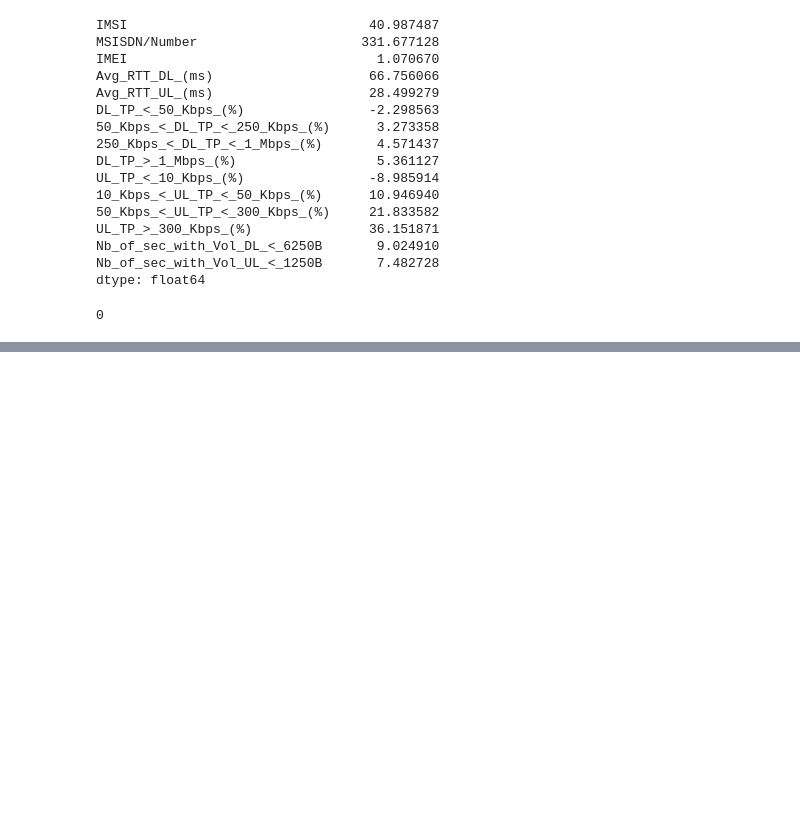
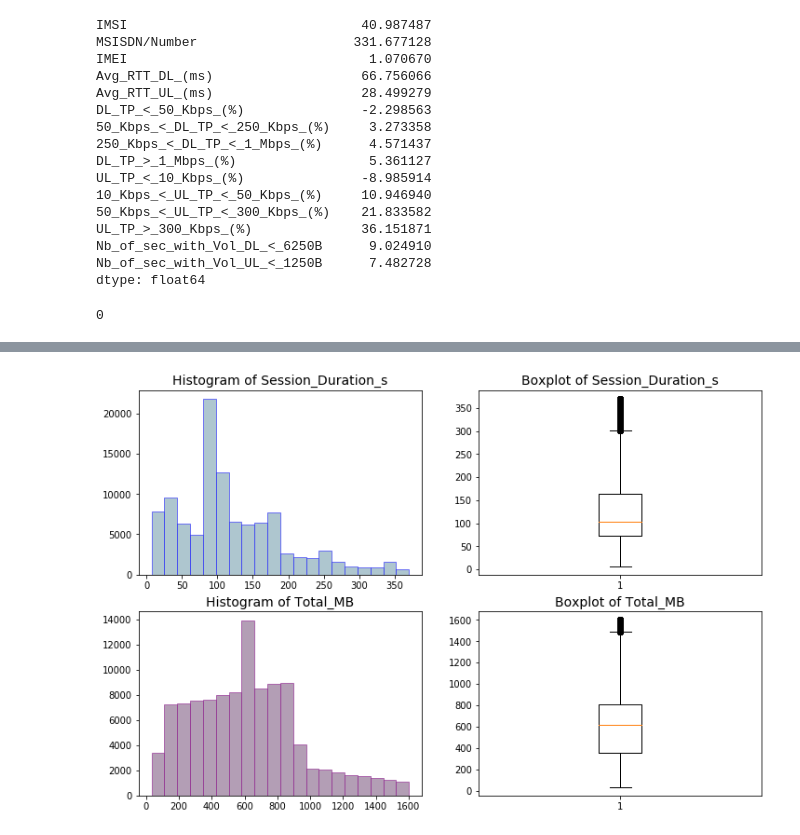
Before and after one commit to katenjoki/Telecom_Week1Challenge, a Jupyter notebook: OneDrive/Desktop/10Academy/Telecom_Week1Challenge/notebooks/week1.ipynb, the cells around one changed output, grey strips where cells are left out. Drawn from its saved outputs; the diff is of its cells as text; code cells hidden in the pictures; blank space fills up the shorter version.

```diff
--- a/OneDrive/Desktop/10Academy/Telecom_Week1Challenge/notebooks/week1.ipynb
+++ b/OneDrive/Desktop/10Academy/Telecom_Week1Challenge/notebooks/week1.ipynb
@@ -212,0 +420,5 @@ for i in column_names:
+# %%
+columns = user.columns.to_list()
+columns.remove('MSISDN/Number')
+for i in columns:
+    user[i] = np.where(user[i] > user[i].quantile(0.95), user[i].median(),user[i])
@@ -212,0 +449,4 @@ for i in column_names:
+# %%
+plot_univariate(user,'Session_Duration_s','Total_MB')
+# %% [output]
+[figure, added]
```
Also changed, not shown: parts of 45 cells of this notebook.
